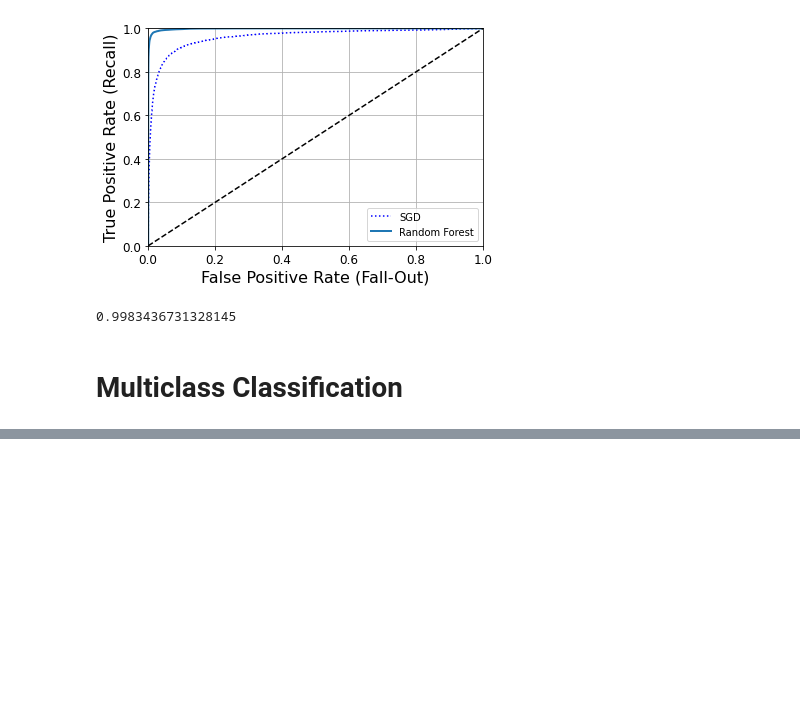
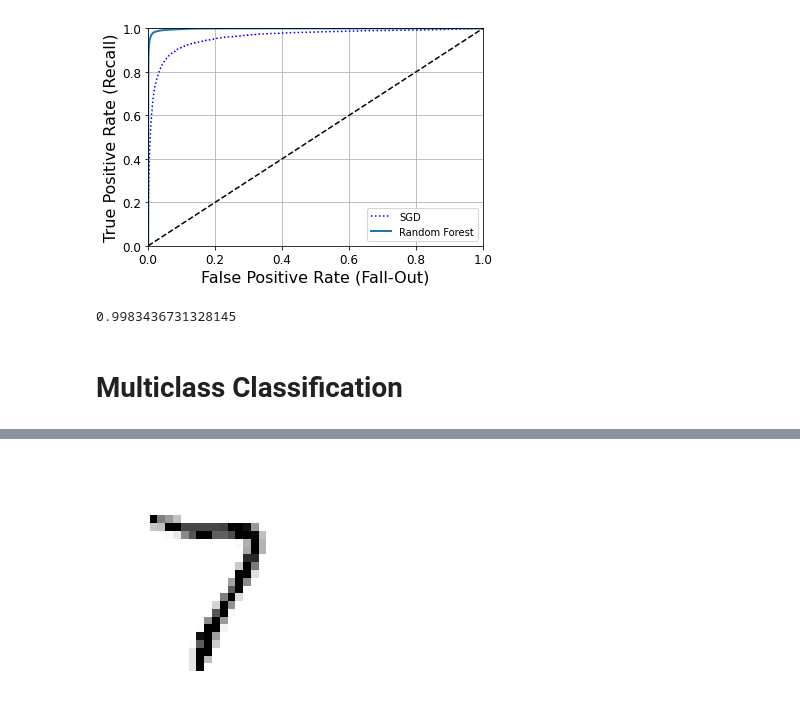
Before and after one commit to CSpanias/handson_ml, a Jupyter notebook: Ch3_Classification.ipynb, the cells around one changed output, grey strips where cells are left out. Saved outputs shown, nothing was run; the diff lists cells and outputs as text; code cells hidden in the pictures; blank space fills up the shorter version.

```diff
--- a/Ch3_Classification.ipynb
+++ b/Ch3_Classification.ipynb
@@ -338,0 +519,9 @@ roc_auc_score(y_train_5, y_scores_forest)
+# %%
+# use classifier to clean the above image
+knn_clf.fit(X_train_mod, y_train_mod)
+
+clean_digit = knn_clf.predict([X_test_mod[some_index]])
+
+plot_digit(clean_digit)
+# %% [output]
+[figure, added]
```
Also changed, not shown: parts of 18 cells of this notebook.
